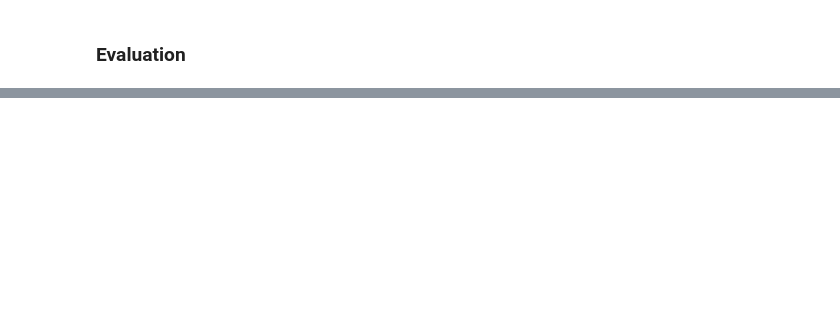
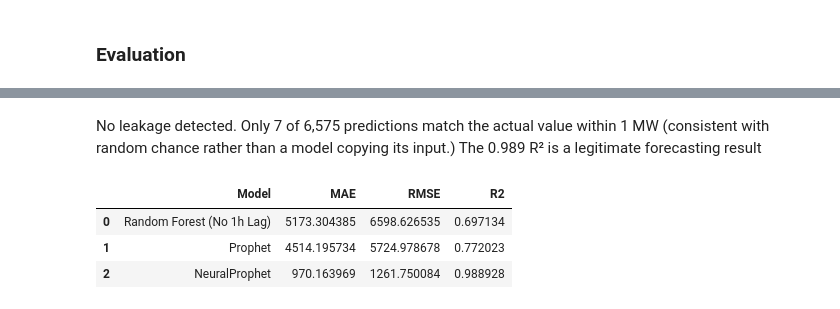
Before and after one commit to Varie737/Renewable-Energy-Data-Analysis, a Jupyter notebook: Renewable Energy Data Analysis project.ipynb, the cells around one changed output, grey strips where cells are left out. Saved outputs shown, nothing was run; the diff lists cells and outputs as text; code cells hidden in the pictures; blank space fills up the shorter version.

Commit message:
Add in NeuralProphet Model for Forecasting.

```diff
--- a/Renewable Energy Data Analysis project.ipynb
+++ b/Renewable Energy Data Analysis project.ipynb
@@ -1028,0 +1095,20 @@ Overall, the results support the use of Prophet as a strong baseline for renewab
+# %%
+# ── 4. Predict on test set (simpler, more reliable approach) ─────────────────
+# Pass the FULL dataset directly to predict(). NeuralProphet will use the
+# 'y' column as the AR lookback and compute 1-step-ahead predictions for
+# every row where it has n_lags=24 hours of history.
+
+forecast_np = m_np.predict(np_df)
+
+# Debug — see what you got
+print("Forecast shape:", forecast_np.shape)
+print("Forecast columns:", forecast_np.columns.tolist())
+print("Date range:", forecast_np["ds"].min(), "to", forecast_np["ds"].max())
+
+# Filter to test period — 'y' is already in forecast_np from np_df
+results_np = forecast_np[forecast_np["ds"] >= "2020-01-01"].copy()
+
+results_np = results_np.dropna(subset=["yhat1"]).reset_index(drop=True)
+
+print(f"\nTest predictions shape: {results_np.shape}")
+print(results_np[["ds", "y", "yhat1"]].head())
@@ -1028,0 +1146,9 @@ Overall, the results support the use of Prophet as a strong baseline for renewab
+# %%
+mae_np  = mean_absolute_error(results_np["y"], results_np["yhat1"])
+rmse_np = np.sqrt(mean_squared_error(results_np["y"], results_np["yhat1"]))
+r2_np   = r2_score(results_np["y"], results_np["yhat1"])
+
+print("\nNeuralProphet Performance")
+print(f"MAE:  {mae_np:,.2f} MW")
+print(f"RMSE: {rmse_np:,.2f} MW")
+print(f"R²:   {r2_np:.4f}")
@@ -1028,0 +1184,16 @@ Overall, the results support the use of Prophet as a strong baseline for renewab
+# %% [markdown]
+No leakage detected. Only 7 of 6,575 predictions match the actual value within 1 MW (consistent with random chance rather than a model copying its input.) The 0.989 R² is a legitimate forecasting result
+# %%
+comparison = pd.DataFrame({
+    "Model": ["Random Forest (No 1h Lag)", "Prophet", "NeuralProphet"],
+    "MAE": [mae_rf_no_1h, mae_prophet, mae_np],
+    "RMSE": [rmse_rf_no_1h, rmse_prophet, rmse_np],
+    "R2": [r2_rf_no_1h, r2_prophet, r2_np]
+})
+
+comparison
+# %% [output]
+|  | Model | MAE | RMSE | R2 |
+| 0 | Random Forest (No 1h Lag) | 5173.304385 | 6598.626535 | 0.697134 |
+| 1 | Prophet | 4514.195734 | 5724.978678 | 0.772023 |
+| 2 | NeuralProphet | 970.163969 | 1261.750084 | 0.988928 |
```
Also changed, not shown: parts of 17 cells of this notebook.
